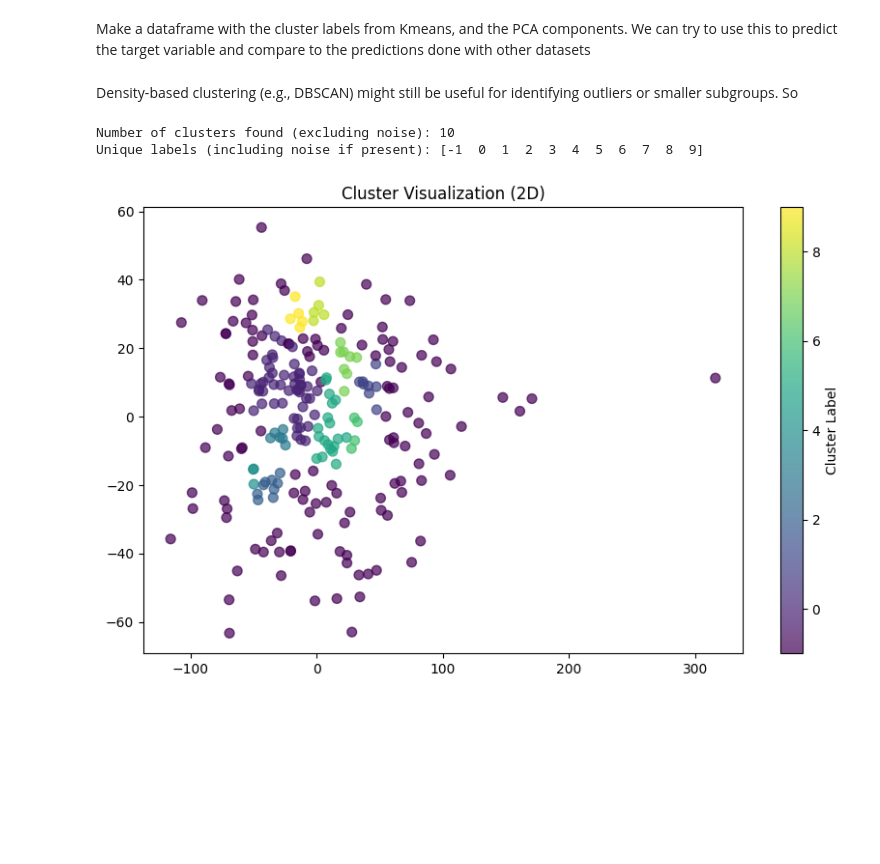
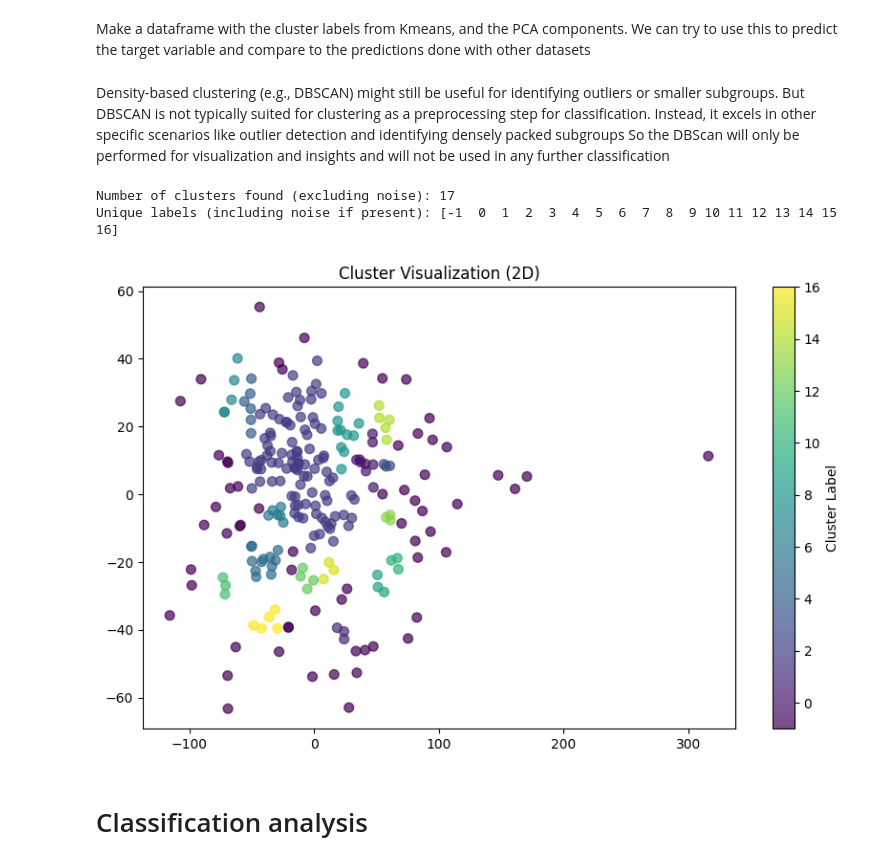
Before and after one commit to kajaloennecken/COMP4433-Project, a Jupyter notebook: Overview.ipynb, the cells around one changed output. Cells and saved outputs as stored; diff of their text form; code cells hidden in the pictures; blank space fills up the shorter version.

Commit message:
Started to prepare the classification models

```diff
--- a/Overview.ipynb
+++ b/Overview.ipynb
@@ -914,20 +926,20 @@ X_train_kmeans = X_train.copy()
 X_train_kmeans['kmeans_label'] = kmeans_2D.fit_predict(X_train_pca_2)
 X_test_kmeans = X_test.copy()
 X_test_kmeans['kmeans_label'] = kmeans_2D.predict(X_test_pca_2)
-# %% [markdown]
-Density-based clustering (e.g., DBSCAN) might still be useful for identifying outliers or smaller subgroups. So
+# %% [markdown]
+Density-based clustering (e.g., DBSCAN) might still be useful for identifying outliers or smaller subgroups. But DBSCAN is not typically suited for clustering as a preprocessing step for classification.  Instead, it excels in other specific scenarios like outlier detection and identifying densely packed subgroups So the DBScan will only be performed for visualization and insights and will not be used in any further classification
 # %%
-dbscan = DBSCAN(eps=7, min_samples=5)
+dbscan = DBSCAN(eps=7, min_samples=3)
 cluster_labels_dbscan = dbscan.fit_predict(X_train_pca_2)
 plt.figure(figsize=(10, 6))
 plt.scatter(X_train_pca_2[:, 0], X_train_pca_2[:, 1], c=cluster_labels_dbscan, cmap='viridis', s=50, alpha=0.7, marker = 'o')
 plt.title('Cluster Visualization (2D)')
 plt.colorbar(label='Cluster Label')
 unique_clusters = np.unique(cluster_labels_dbscan)
 n_clusters = len(unique_clusters) - (1 if -1 in unique_clusters else 0)
 print(f"Number of clusters found (excluding noise): {n_clusters}")
 print(f"Unique labels (including noise if present): {unique_clusters}")
 # %% [output]
-Number of clusters found (excluding noise): 10
-Unique labels (including noise if present): [-1  0  1  2  3  4  5  6  7  8  9]
+Number of clusters found (excluding noise): 17
+Unique labels (including noise if present): [-1  0  1  2  3  4  5  6  7  8  9 10 11 12 13 14 15 16]
-[figure, old version]
+[figure, new version]
@@ -938,0 +946,2 @@ X_test_kmeans['dbscan_label'] = dbscan.predict(X_test_pca_2)
+# %% [markdown]
+# Classification analysis
```
Also changed, not shown: parts of 25 cells of this notebook.
